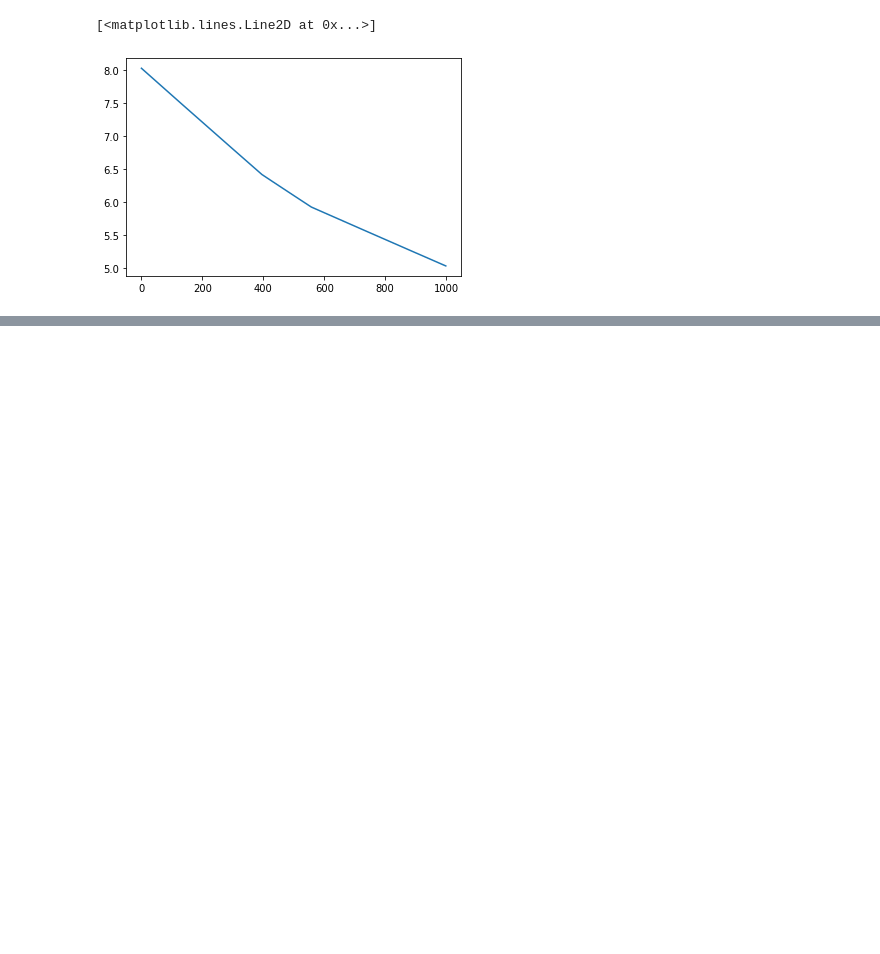
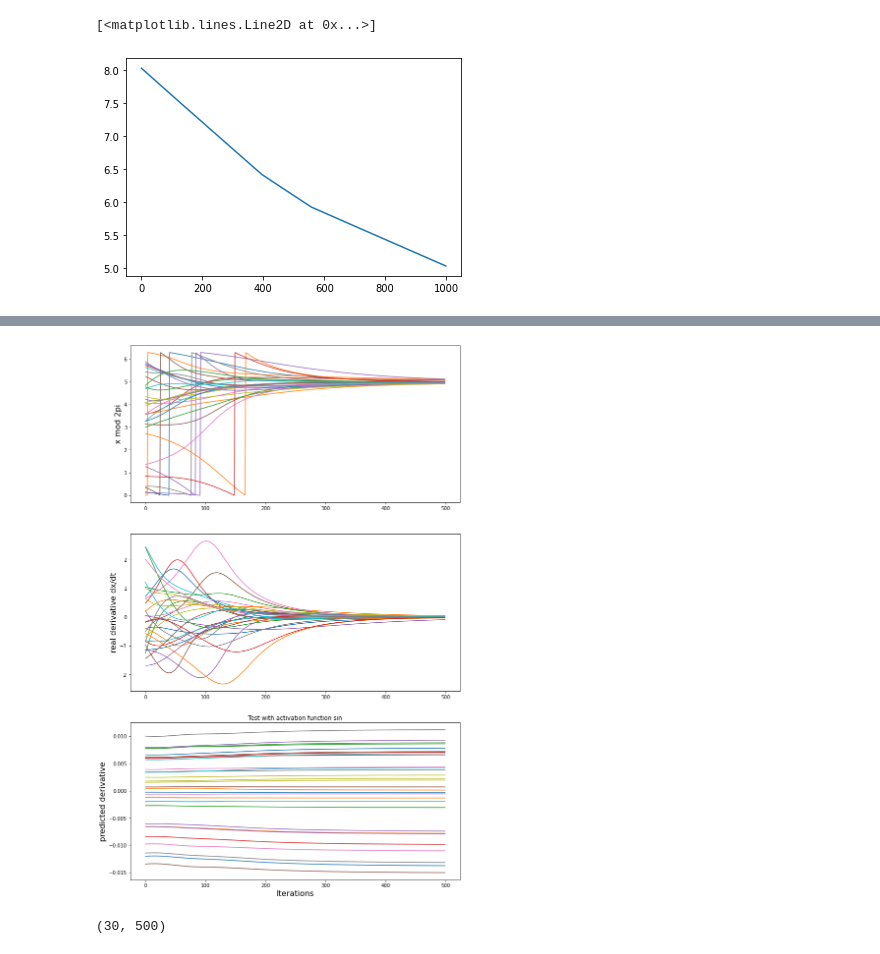
Before and after one commit to zhzhang2018/NN_MARL_experiments, a Jupyter notebook: utils/sync_learn.ipynb, the cells around one changed output, grey strips where cells are left out. Saved outputs shown, nothing was run; the diff lists cells and outputs as text; code cells hidden in the pictures; blank space fills up the shorter version.

Commit message:
Added files for Linux machine remote tests21

```diff
--- a/utils/sync_learn.ipynb
+++ b/utils/sync_learn.ipynb
@@ -171,0 +287,61 @@ plt.legend(['1','2','3','4'])
+# %%
+def plot_test_results(t, x, dx_test, dx_pred, figsize=(12,20), title='Test '):
+    fig, (ax1, ax2, ax3) = plt.subplots(3, figsize=figsize)
+    ax1.plot( t , (x % (np.pi*2)) )
+    ax2.plot( t , dx_test )
+    ax3.plot( t , dx_pred )
+    ax3.set_xlabel('Iterations',fontsize=16)
+    ax1.set_ylabel('x mod 2pi',fontsize=16)
+    ax2.set_ylabel('real derivative dx/dt',fontsize=16)
+    ax3.set_ylabel('predicted derivative',fontsize=16)
+    plt.title(title)
+    plt.show()
+# %%
+# Verify training performance by generating a different trajectory. This section changes activation function.
+
+# x_test1 = np.zeros((N,max_iter))
+# dx_test1 = np.zeros((N,max_iter))
+# dx_pred1 = np.zeros((N,max_iter))
+# u_test1 = np.zeros((N, max_iter)) # history of inputs
+# DTxu_test1 = np.zeros((M, max_iter)) # History of D^Tx - u, or should it be D^T(x - u)
+# fxu_test1 = np.zeros((M, max_iter)) # History of f(thea bove)
+# x_test1[:,0] = phi0
+
+# u0 = np.zeros((N,))#W#.squeeze()
+# f_test1 = np.sin
+# NN = D_list[0]
+
+# for k in range(max_iter):
+#     u_test1[:,k] = u0
+#     DTxu_test1[:,k] = np.matmul(D.T, x_test1[:,k] - u_test1[:,k])
+#     fxu_test1[:,k] = f_test1(DTxu_test1[:,k])
+#     ux_test1 = -np.matmul(D, fxu_test1[:,k])
+#     dx_test1[:,k] = ux_test1[:]
+#     dx_pred1[:,k] = NN(torch.from_numpy(fxu_test1[:,[k]].T.astype('float32'))).detach().numpy().squeeze()
+#     if k < max_iter-1:
+#         x_test1[:,k+1] = x_test1[:,k] + ux_test1 * dt
+
+NN = D_list[3]
+test_outputs = auto_test(NN, N, M, max_iter, phi0, np.sin, D, dt)
+dx_pred1 = NN(torch.from_numpy(test_outputs[4].T.astype('float32'))).detach().numpy().squeeze()
+
+# fig, (ax1, ax2, ax3) = plt.subplots(3, figsize=(12,20))
+# ax1.plot( t , (x_test1 % (np.pi*2)).T )
+# ax2.plot( t , dx_test1.T )#, label='Real derivative dx/dt' )
+# ax3.plot( t , dx_pred1.T )
+# ax3.set_xlabel('Iterations',fontsize=16)
+# ax1.set_ylabel('x mod 2pi',fontsize=16)
+# ax2.set_ylabel('real derivative dx/dt',fontsize=16)
+# ax3.set_ylabel('predicted derivative',fontsize=16)
+# plt.title('Test ')
+# plt.show()
+
+plot_test_results( t,
+    test_outputs[0].T, test_outputs[1].T, dx_pred1,
+    figsize=(12,20), title='Test with activation function sin')
+# %% [output]
+[figure, added]
+# %%
+test_outputs[1].shape
+# %% [output]
+(30, 500)
```
Also changed, not shown: parts of 8 cells of this notebook, 3 other files.
